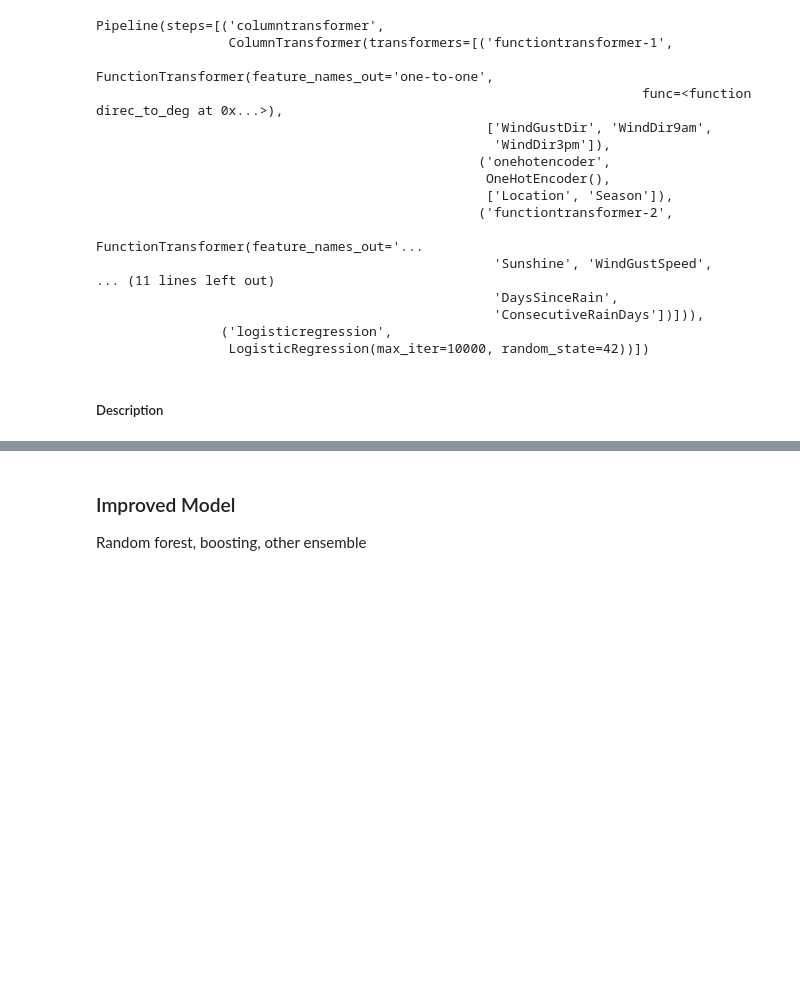
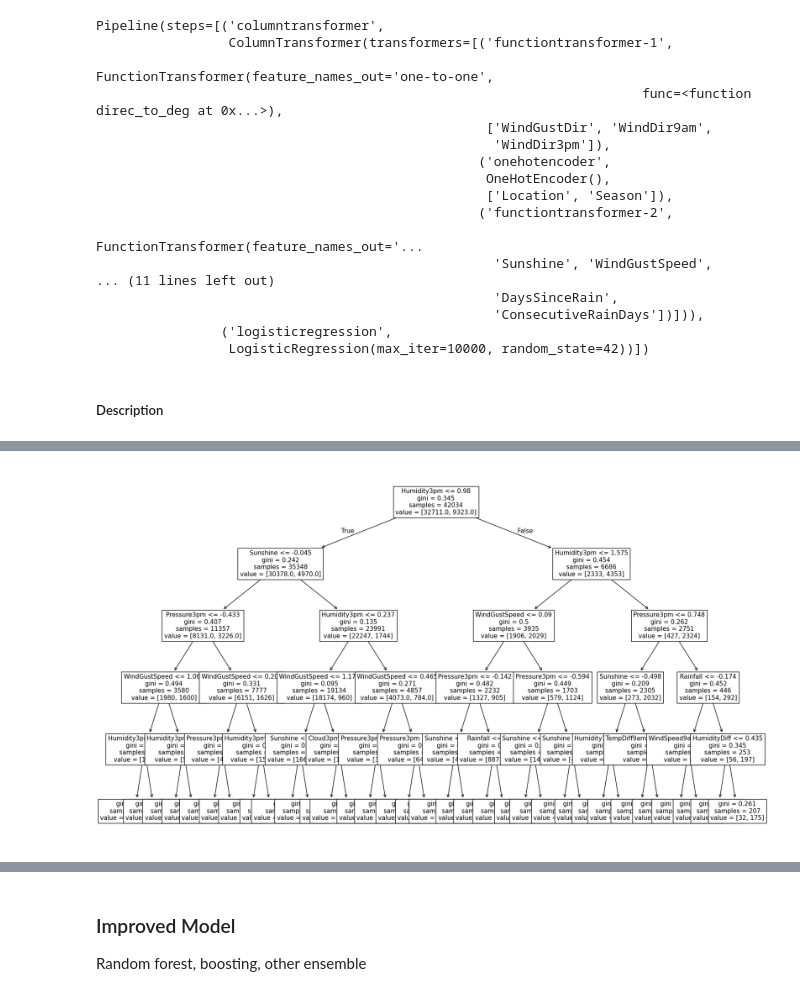
Before and after one commit to velloxen/ids_pbl2_rain-in-australia, a Jupyter notebook: main.ipynb, the cells around one changed output, grey strips where cells are left out. Saved outputs shown, nothing was run; the diff lists cells and outputs as text; code cells hidden in the pictures; blank space fills up the shorter version.

Commit message:
working on decision trees

```diff
--- a/main.ipynb
+++ b/main.ipynb
@@ -309,19 +298,0 @@ lrcv = make_pipeline(
-# %%
-from sklearn.model_selection import cross_val_score
-from datetime import datetime
-
-coefs_ = []
-scores_ = []
-for c in cs:
-    print("Running:", c)
-    stime = datetime.now()
-    lrcv.set_params(logisticregression__C=c)
-    lrcv.fit(X_train, y_train)
-    coefs_.append(lrcv['logisticregression'].coef_.ravel().copy())
-    coefs_[-1] = np.append(coefs_[-1], lrcv['logisticregression'].intercept_)
-    scores_.append(cross_val_score(lrcv, X_train, y_train, cv=5))
-    print("Took:", datetime.now() - stime)
-    print()
-
-coefs_ = np.array(coefs_)
-scores_ = np.array(scores_)
@@ -494,0 +403,5 @@ plt.show();
+# %%
+from sklearn.tree import DecisionTreeClassifier
+
+tree = make_pipeline(clone(preprocessing), DecisionTreeClassifier(max_depth=3, random_state=rng))
+tree.fit(X_train, y_train)
@@ -494,0 +426,7 @@ plt.show();
+# %%
+from sklearn.tree import plot_tree
+
+plt.figure(figsize=(20, 12))
+plot_tree(tree['decisiontreeclassifier'], feature_names=fitted_features, fontsize=11, filled=True);
+# %% [output]
+[figure, added]
```
Also changed, not shown: parts of 30 cells of this notebook.
